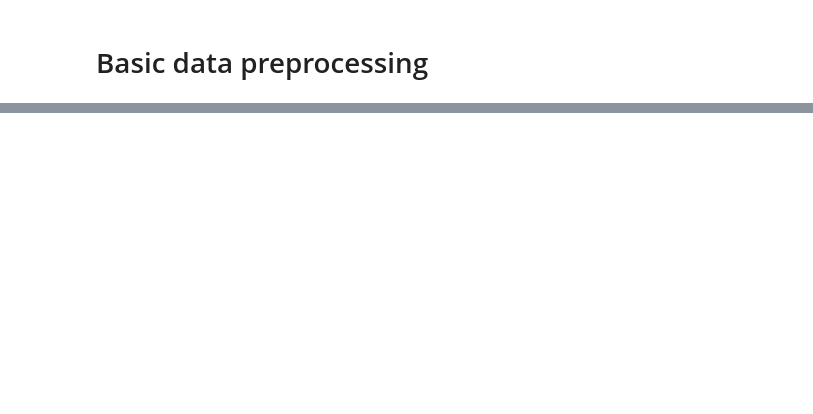
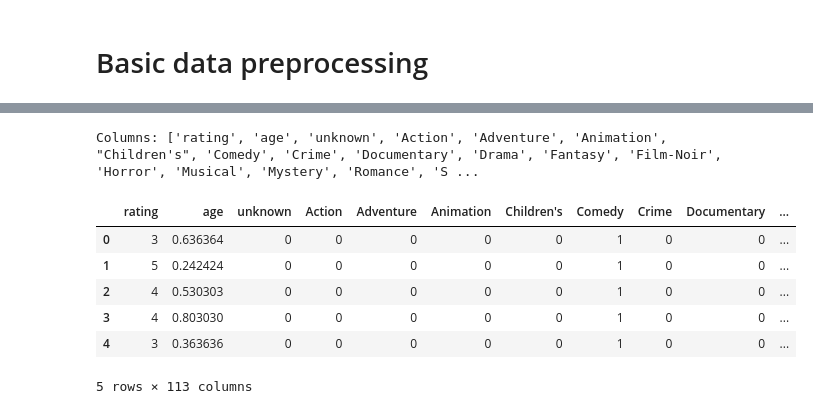
Before and after one commit to system205/PMLDL_Assignment2, a Jupyter notebook: notebooks/1.0-initial-data-exporation.ipynb, the cells around one changed output, grey strips where cells are left out. Drawn from its saved outputs; the diff is of its cells as text; code cells hidden in the pictures; blank space fills up the shorter version.

```diff
--- a/notebooks/1.0-initial-data-exporation.ipynb
+++ b/notebooks/1.0-initial-data-exporation.ipynb
@@ -110,0 +230,15 @@ print(occupation_df)
+# %%
+from gensim.models import Word2Vec
+from nltk.tokenize import word_tokenize
+import nltk
+nltk.download('punkt')
+
+tokenized_titles = [word_tokenize(title.lower()) for title in preprocessed['title']]
+word2vec_model = Word2Vec(sentences=tokenized_titles, vector_size=50, window=5, min_count=1)
+
+# Get the vector representation of a title
+vector_representation = word2vec_model.wv
+
+preprocessed['title'] = preprocessed['title'].apply(lambda t: vector_representation[word_tokenize(t.lower())].mean(axis=0))
+preprocessed = pd.concat([preprocessed, preprocessed['title'].apply(pd.Series)], axis=1)
+preprocessed = preprocessed.drop(columns=['title'])
@@ -110,0 +248,12 @@ print(occupation_df)
+# %%
+print(f"Columns: {list(preprocessed.columns)}")
+preprocessed.head()
+# %% [output]
+Columns: ['rating', 'age', 'unknown', 'Action', 'Adventure', 'Animation', "Children's", 'Comedy', 'Crime', 'Documentary', 'Drama', 'Fantasy', 'Film-Noir', 'Horror', 'Musical', 'Mystery', 'Romance', 'S ...
+|  | rating | age | unknown | Action | Adventure | Animation | Children's | Comedy | Crime | Documentary | ... |
+| 0 | 3 | 0.636364 | 0 | 0 | 0 | 0 | 0 | 1 | 0 | 0 | ... |
+| 1 | 5 | 0.242424 | 0 | 0 | 0 | 0 | 0 | 1 | 0 | 0 | ... |
+| 2 | 4 | 0.530303 | 0 | 0 | 0 | 0 | 0 | 1 | 0 | 0 | ... |
+| 3 | 4 | 0.803030 | 0 | 0 | 0 | 0 | 0 | 1 | 0 | 0 | ... |
+| 4 | 3 | 0.363636 | 0 | 0 | 0 | 0 | 0 | 1 | 0 | 0 | ... |
+5 rows × 113 columns
```
Also changed, not shown: parts of 18 cells of this notebook, 1 other file.
